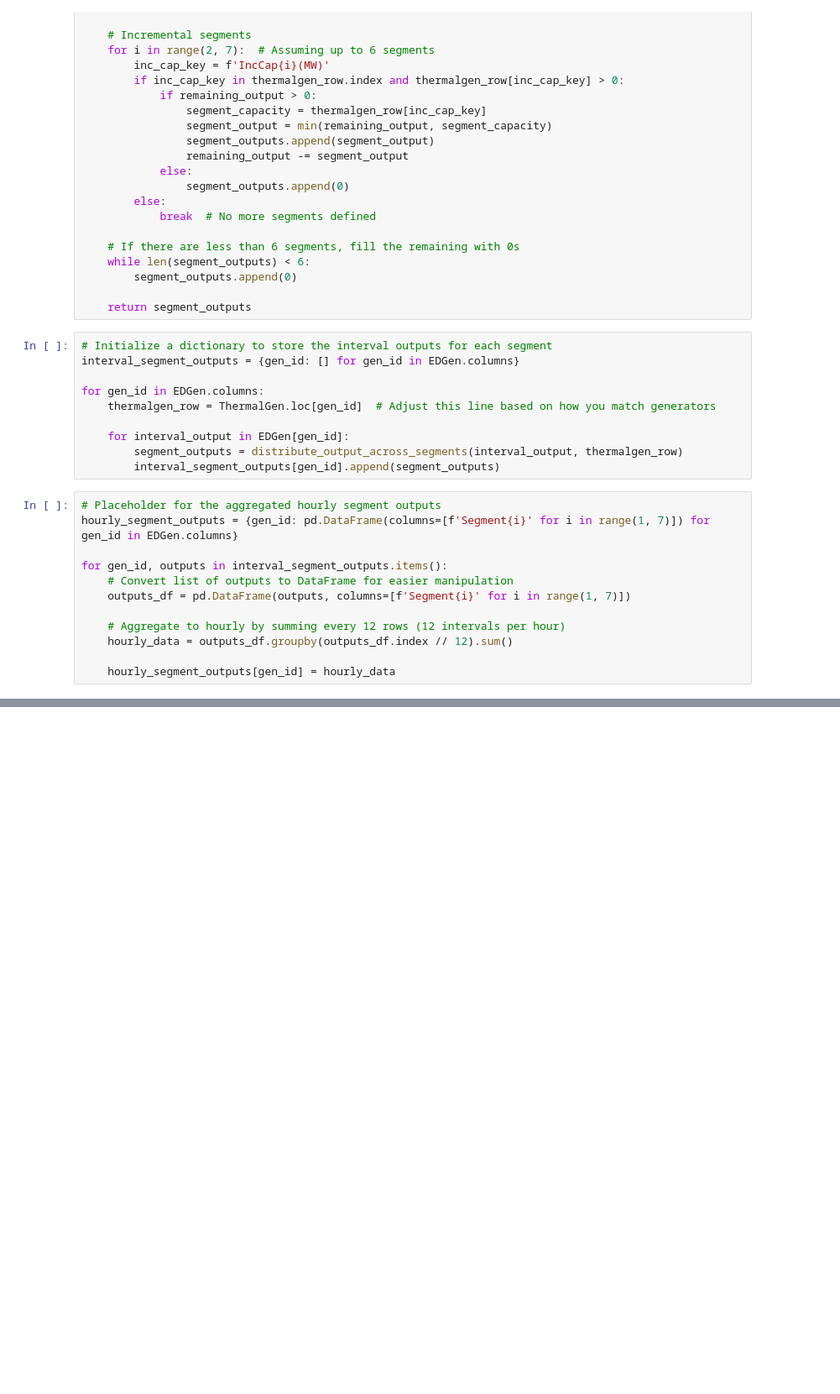
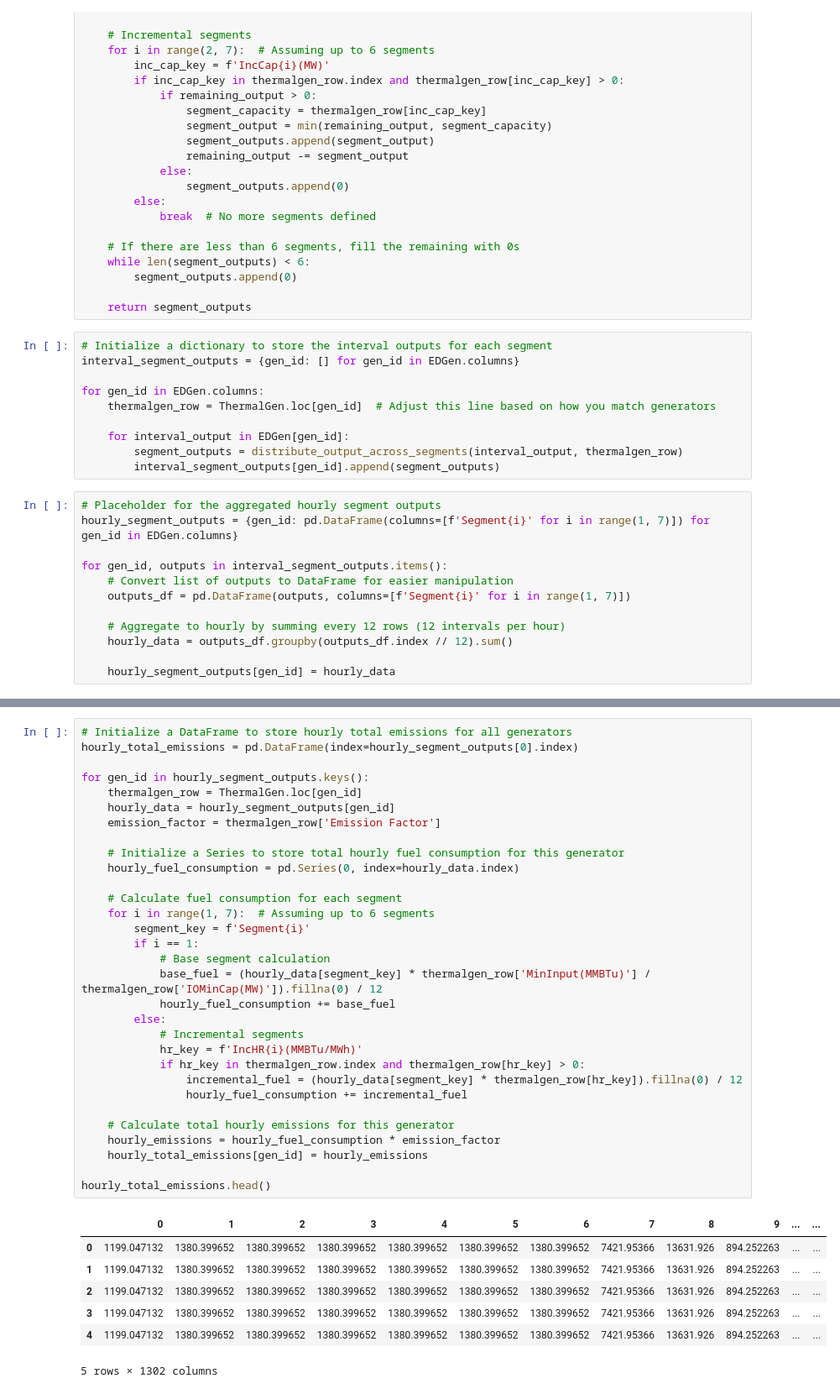
Before and after one commit to niklauskun/STESTS-Archive, a Jupyter notebook: Plot-STESTS.ipynb, the cells around one changed output, grey strips where cells are left out. Shown at 84% size. Cells and saved outputs as stored; diff of their text form; blank space fills up the shorter version.

```diff
--- a/Plot-STESTS.ipynb
+++ b/Plot-STESTS.ipynb
@@ -150,0 +244,39 @@ ThermalGen
+# %%
+# Initialize a DataFrame to store hourly total emissions for all generators
+hourly_total_emissions = pd.DataFrame(index=hourly_segment_outputs[0].index)
+
+for gen_id in hourly_segment_outputs.keys():
+    thermalgen_row = ThermalGen.loc[gen_id]
+    hourly_data = hourly_segment_outputs[gen_id]
+    emission_factor = thermalgen_row['Emission Factor']
+
+    # Initialize a Series to store total hourly fuel consumption for this generator
+    hourly_fuel_consumption = pd.Series(0, index=hourly_data.index)
+
+    # Calculate fuel consumption for each segment
+    for i in range(1, 7):  # Assuming up to 6 segments
+        segment_key = f'Segment{i}'
+        if i == 1:
+            # Base segment calculation
+            base_fuel = (hourly_data[segment_key] * thermalgen_row['MinInput(MMBTu)'] / thermalgen_row['IOMinCap(MW)']).fillna(0) / 12
+            hourly_fuel_consumption += base_fuel
+        else:
+            # Incremental segments
+            hr_key = f'IncHR{i}(MMBTu/MWh)'
+            if hr_key in thermalgen_row.index and thermalgen_row[hr_key] > 0:
+                incremental_fuel = (hourly_data[segment_key] * thermalgen_row[hr_key]).fillna(0) / 12
+                hourly_fuel_consumption += incremental_fuel
+
+    # Calculate total hourly emissions for this generator
+    hourly_emissions = hourly_fuel_consumption * emission_factor
+    hourly_total_emissions[gen_id] = hourly_emissions
+
+hourly_total_emissions.head()
+# %% [output]
+|  | 0 | 1 | 2 | 3 | 4 | 5 | 6 | 7 | 8 | 9 | ... | ... |
+| 0 | 1199.047132 | 1380.399652 | 1380.399652 | 1380.399652 | 1380.399652 | 1380.399652 | 1380.399652 | 7421.95366 | 13631.926 | 894.252263 | ... | ... |
+| 1 | 1199.047132 | 1380.399652 | 1380.399652 | 1380.399652 | 1380.399652 | 1380.399652 | 1380.399652 | 7421.95366 | 13631.926 | 894.252263 | ... | ... |
+| 2 | 1199.047132 | 1380.399652 | 1380.399652 | 1380.399652 | 1380.399652 | 1380.399652 | 1380.399652 | 7421.95366 | 13631.926 | 894.252263 | ... | ... |
+| 3 | 1199.047132 | 1380.399652 | 1380.399652 | 1380.399652 | 1380.399652 | 1380.399652 | 1380.399652 | 7421.95366 | 13631.926 | 894.252263 | ... | ... |
+| 4 | 1199.047132 | 1380.399652 | 1380.399652 | 1380.399652 | 1380.399652 | 1380.399652 | 1380.399652 | 7421.95366 | 13631.926 | 894.252263 | ... | ... |
+5 rows × 1302 columns
```
Also changed, not shown: parts of 12 cells of this notebook, 5 other files.
